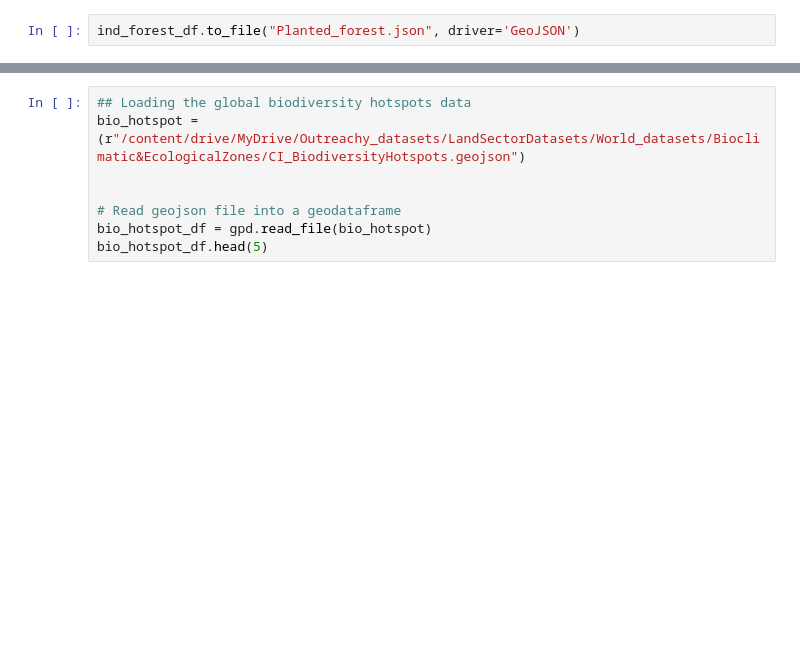
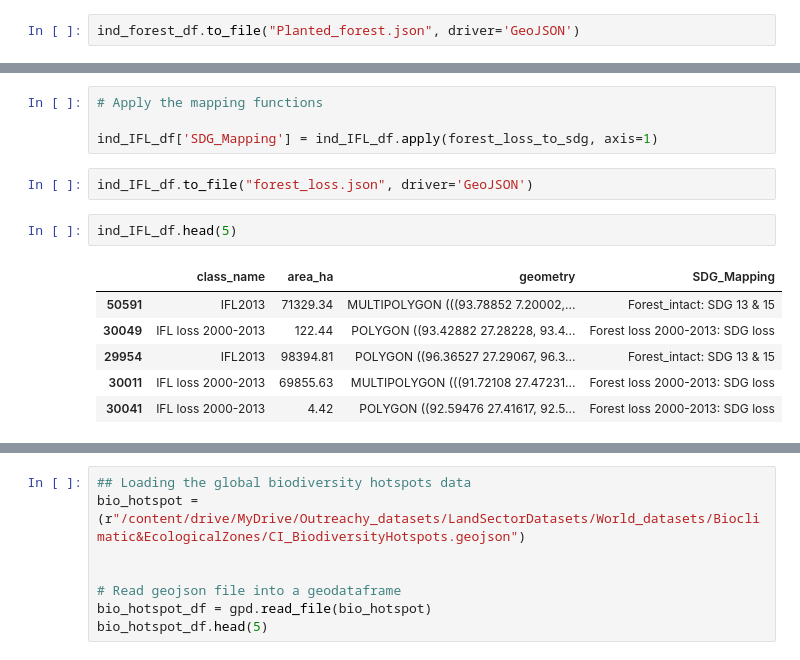
Before and after one commit to moja-global/Land_Sector_Datasets, a Jupyter notebook: Land_Sector_Data_Analysis/outreachy_ritugothwal_task_2/ritugothwal_SDG_mapping_task_2.ipynb, the cells around one changed output, grey strips where cells are left out. Saved outputs shown, nothing was run; the diff lists cells and outputs as text; blank space fills up the shorter version.

```diff
--- a/Land_Sector_Data_Analysis/outreachy_ritugothwal_task_2/ritugothwal_SDG_mapping_task_2.ipynb
+++ b/Land_Sector_Data_Analysis/outreachy_ritugothwal_task_2/ritugothwal_SDG_mapping_task_2.ipynb
@@ -226,0 +333,15 @@ plt.show()
+# %%
+# Apply the mapping functions
+
+ind_IFL_df['SDG_Mapping'] = ind_IFL_df.apply(forest_loss_to_sdg, axis=1)
+# %%
+ind_IFL_df.to_file("forest_loss.json", driver='GeoJSON')
+# %%
+ind_IFL_df.head(5)
+# %% [output]
+|  | class_name | area_ha | geometry | SDG_Mapping |
+| 50591 | IFL2013 | 71329.34 | MULTIPOLYGON (((93.78852 7.20002,... | Forest_intact: SDG 13 & 15 |
+| 30049 | IFL loss 2000-2013 | 122.44 | POLYGON ((93.42882 27.28228, 93.4... | Forest loss 2000-2013: SDG loss |
+| 29954 | IFL2013 | 98394.81 | POLYGON ((96.36527 27.29067, 96.3... | Forest_intact: SDG 13 & 15 |
+| 30011 | IFL loss 2000-2013 | 69855.63 | MULTIPOLYGON (((91.72108 27.47231... | Forest loss 2000-2013: SDG loss |
+| 30041 | IFL loss 2000-2013 | 4.42 | POLYGON ((92.59476 27.41617, 92.5... | Forest loss 2000-2013: SDG loss |
```
Also changed, not shown: parts of 22 cells of this notebook.
